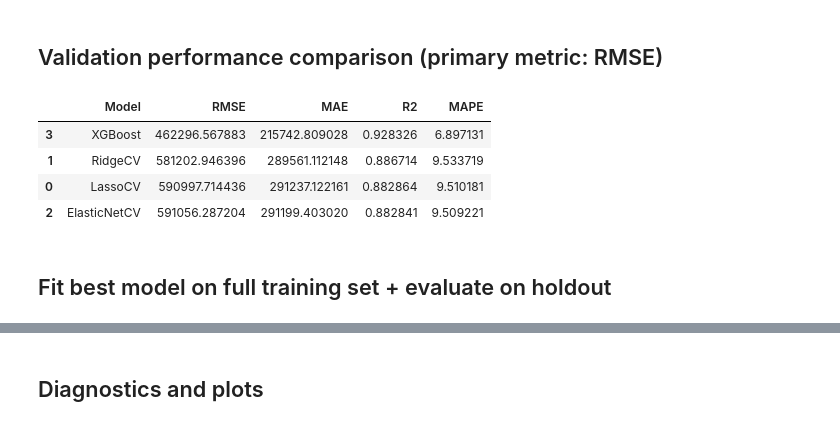
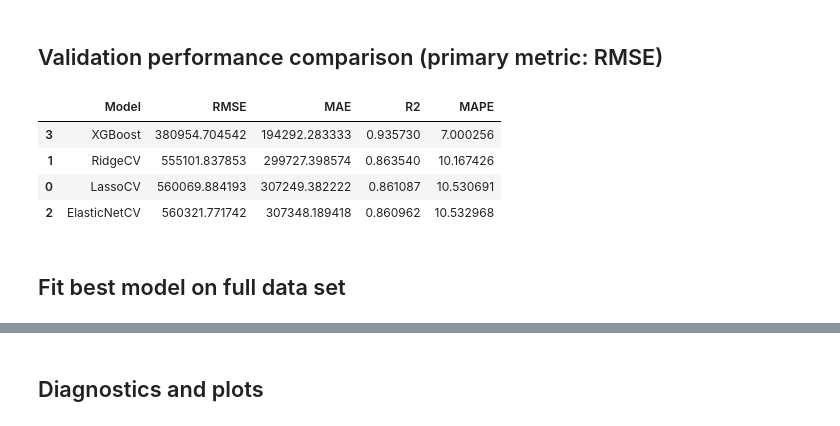
Before and after one commit to shaunechua/housing_prices, a Jupyter notebook: housing_prices.ipynb, the cells around one changed output, grey strips where cells are left out. Cells and saved outputs as stored; diff of their text form; code cells hidden in the pictures.

```diff
--- a/housing_prices.ipynb
+++ b/housing_prices.ipynb
@@ -190,7 +196,18 @@ class FeatureEngineer(BaseEstimator, TransformerMixin):
         # Interactions
         df['Area_x_Age'] = df['Area'] * df['Age']
 
+        region_dummies = pd.get_dummies(df['Region'], prefix='Region')
+        for col in region_dummies.columns:
+            df[f'Area_x_{col}'] = df['Area'] * region_dummies[col]
+
+        tenure_dummies = pd.get_dummies(df['Tenure'], prefix='Tenure')
+        for col in tenure_dummies.columns:
+            df[f'Area_x_{col}'] = df['Area'] * tenure_dummies[col]
+
+
+
         return df
+
 feature_engineer = FeatureEngineer(degree_area=best_degree_area, degree_age= best_degree_age)
 sample_fe = feature_engineer.fit_transform(X_train)
 numeric_features = sample_fe.select_dtypes(include=[np.number]).columns.tolist()
@@ -295,22 +352,40 @@ best_xgb = xgb_search.best_estimator_
 # %% [markdown]
 ## Validation performance comparison (primary metric: RMSE)
-# %%
-results = []
-for name, model in models.items():
-    results.append(evaluate_model(name, model, X_val, y_val))
-
-results.append(evaluate_model('XGBoost', best_xgb, X_val, y_val))
-
-results_df = pd.DataFrame(results).sort_values('RMSE')
-results_df
-# %% [output]
-|  | Model | RMSE | MAE | R2 | MAPE |
-| 3 | XGBoost | 462296.567883 | 215742.809028 | 0.928326 | 6.897131 |
-| 1 | RidgeCV | 581202.946396 | 289561.112148 | 0.886714 | 9.533719 |
-| 0 | LassoCV | 590997.714436 | 291237.122161 | 0.882864 | 9.510181 |
-| 2 | ElasticNetCV | 591056.287204 | 291199.403020 | 0.882841 | 9.509221 |
+# %%
+def rmse(y_true, y_pred):
+    return np.sqrt(mean_squared_error(y_true, y_pred))
+
+def mape(y_true, y_pred):
+    return np.mean(np.abs((y_true - y_pred) / y_true)) * 100
+
+def evaluate_model(name, model, X, y_log):
+    preds_log = model.predict(X)
+    preds = np.expm1(preds_log)
+    y_true = np.expm1(y_log)
+    return {
+        'Model': name,
+        'RMSE': rmse(y_true, preds),
+        'MAE': mean_absolute_error(y_true, preds),
+        'R2': r2_score(y_true, preds),
+        'MAPE': mape(y_true, preds)
+    }
+
+results = []
+for name, model in models.items():
+    results.append(evaluate_model(name, model, X_test, y_test))
+
+results.append(evaluate_model('XGBoost', best_xgb, X_test, y_test))
+
+results_df = pd.DataFrame(results).sort_values('RMSE')
+results_df.to_markdown(index=False)
+# %% [output]
+|  | Model | RMSE | MAE | R2 | MAPE |
+| 3 | XGBoost | 380954.704542 | 194292.283333 | 0.935730 | 7.000256 |
+| 1 | RidgeCV | 555101.837853 | 299727.398574 | 0.863540 | 10.167426 |
+| 0 | LassoCV | 560069.884193 | 307249.382222 | 0.861087 | 10.530691 |
+| 2 | ElasticNetCV | 560321.771742 | 307348.189418 | 0.860962 | 10.532968 |
 # %% [markdown]
-## Fit best model on full training set + evaluate on holdout
+## Fit best model on full data set
 # %%
 best_model_name = results_df.iloc[0]['Model']
 best_model = {
```
Also changed, not shown: parts of 20 cells of this notebook, 6 other files.
